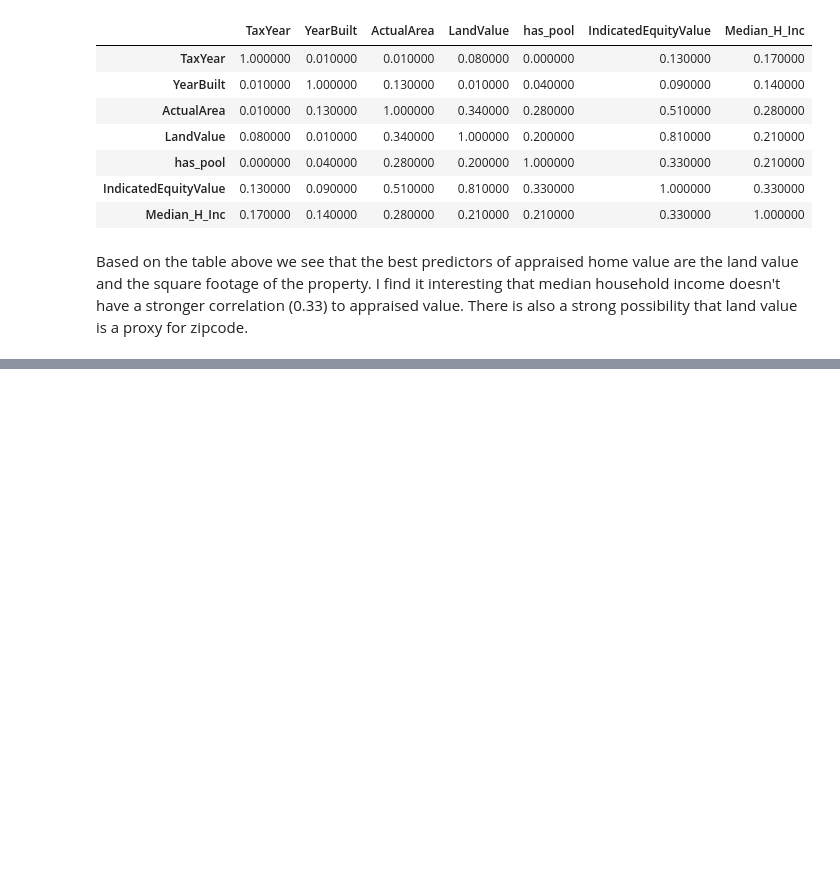
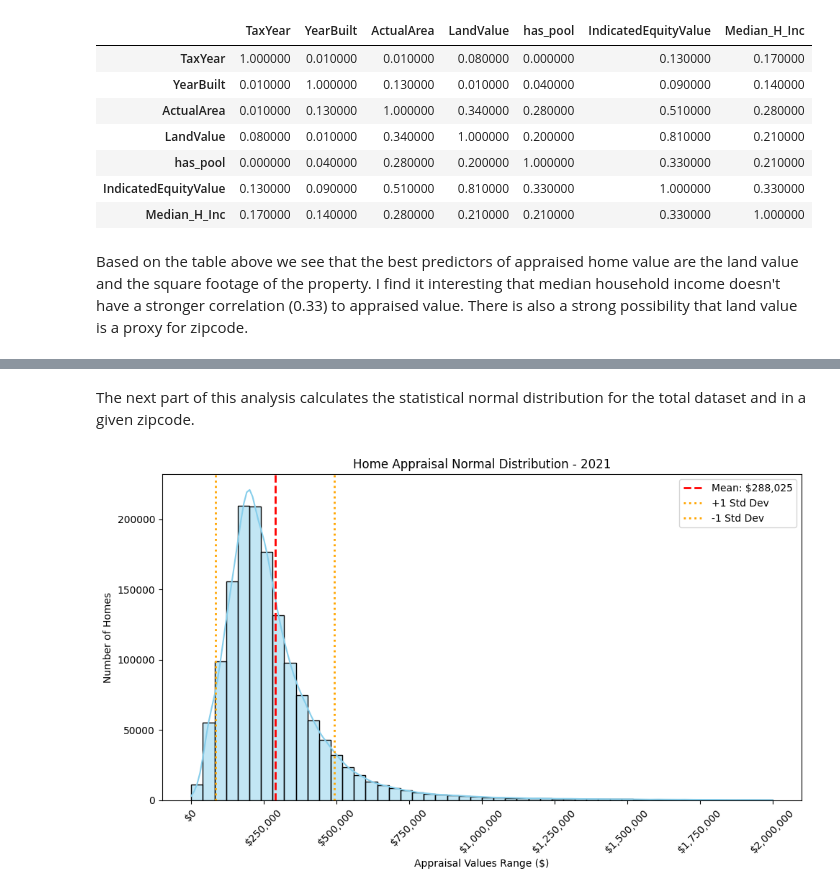
Before and after one commit to d-monkey-CG/DFW-Residential-Housing-Price-Predictor, a Jupyter notebook: DFW_Home_Price_EDA.ipynb, the cells around one changed output, grey strips where cells are left out. Cells and saved outputs as stored; diff of their text form; code cells hidden in the pictures; blank space fills up the shorter version.

```diff
--- a/DFW_Home_Price_EDA.ipynb
+++ b/DFW_Home_Price_EDA.ipynb
@@ -333,0 +335,2 @@ lp_eda(2025, data_drilldown)
+# %% [markdown]
+The next part of this analysis calculates the statistical normal distribution for the total dataset and in a given zipcode.
@@ -333,0 +381,4 @@ lp_eda(2025, data_drilldown)
+# %%
+std_by_yr_zip(2021, data)
+# %% [output]
+[figure, added]
```
Also changed, not shown: parts of 6 cells of this notebook.
